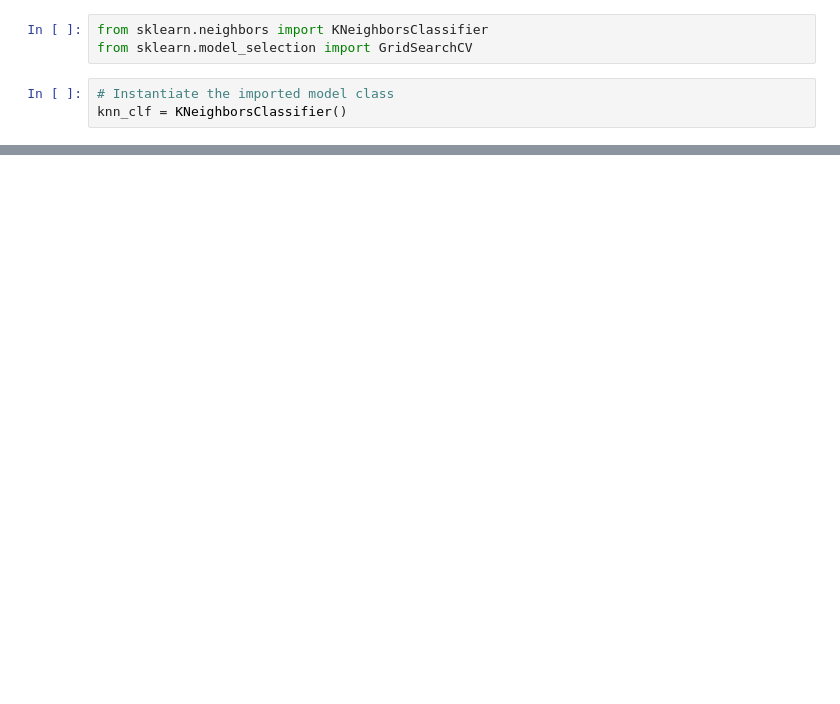
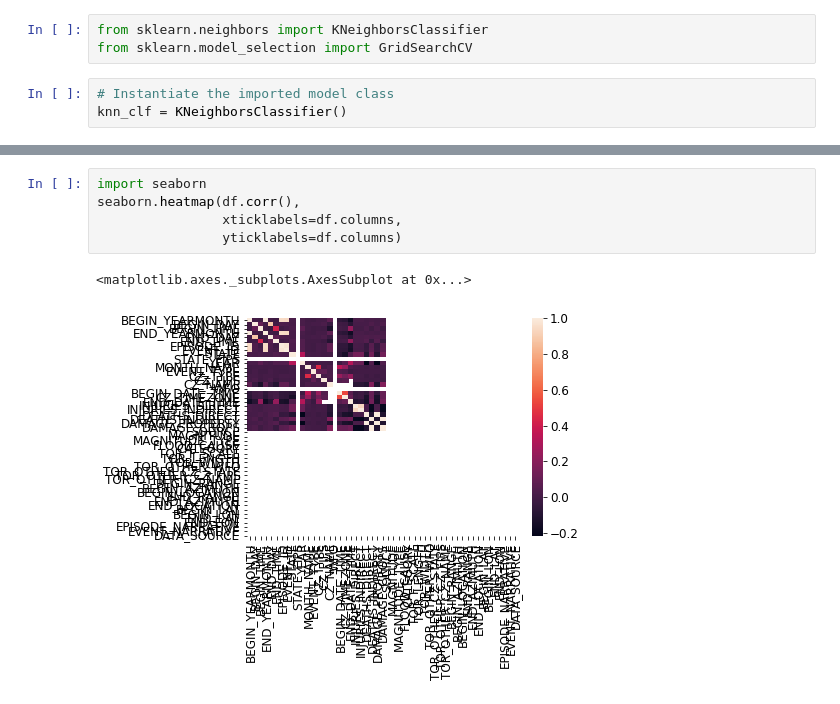
Before and after one commit to Kriegtho/2022_ML_EES, a Jupyter notebook: project.ipynb, the cells around one changed output, grey strips where cells are left out. Drawn from its saved outputs; the diff is of its cells as text; blank space fills up the shorter version.

```diff
--- a/project.ipynb
+++ b/project.ipynb
@@ -318,0 +326,8 @@ ValueError: ignored
+# %%
+import seaborn
+seaborn.heatmap(df.corr(),
+                xticklabels=df.columns,
+                yticklabels=df.columns)
+# %% [output]
+<matplotlib.axes._subplots.AxesSubplot at 0x...>
+[figure, added]
```
Also changed, not shown: parts of 19 cells of this notebook.
